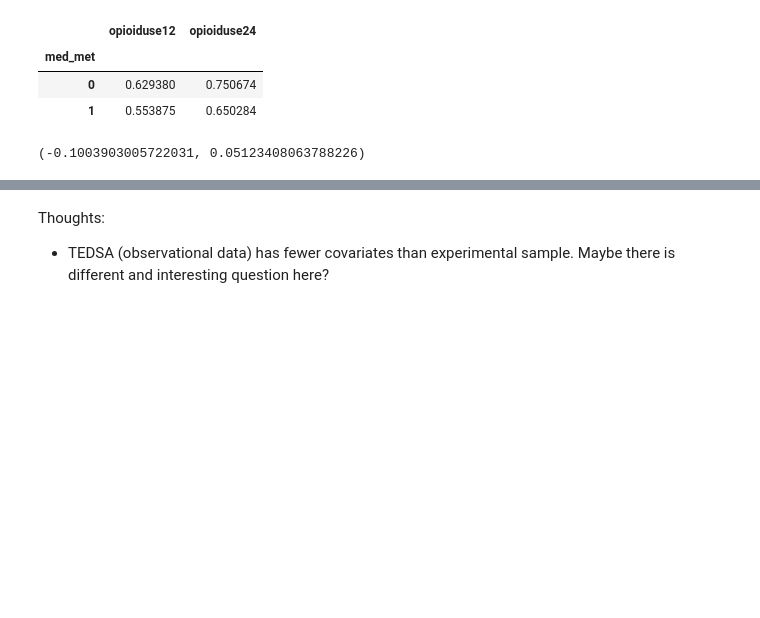
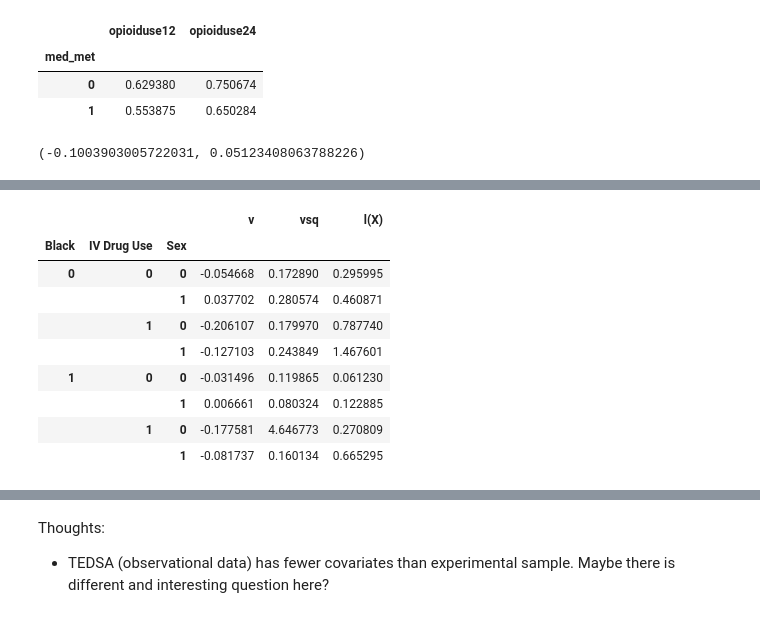
Before and after one commit to harsh-parikh/fuse, a Jupyter notebook: tedsa_analysis.ipynb, the cells around one changed output, grey strips where cells are left out. Drawn from its saved outputs; the diff is of its cells as text; code cells hidden in the pictures; blank space fills up the shorter version.

```diff
--- a/tedsa_analysis.ipynb
+++ b/tedsa_analysis.ipynb
@@ -136,7 +135,7 @@ print(
 # %% [output]
 (-0.1003903005722031, 0.05123408063788226)
 # %%
-df_primary = pd.concat([df_tedsa_cc, ct94_cc])
+df_primary = pd.concat([df_tedsa_cc.sample(frac=0.05), ct94_cc])
 
 df_ = df_primary.drop(columns=[outcome_cols[0]]).fillna(0)
 
@@ -149,7 +148,25 @@ Y = df_[outcome]  # outcome variable
 T = df_[treatment]  # indicator for the treatment
 
 data_dummy = pd.get_dummies(data, columns=["xrace", "mar"])
-data_dummy["edu_12y"] = (data_dummy["edu"] >= 2).astype(int)
+data_dummy["Education(12y)"] = (data_dummy["edu"] >= 2).astype(int)
 data_dummy.drop(columns=["edu", "mar_0"], inplace=True)
+data_dummy.rename(
+    columns={
+        "sex": "Sex",
+        "age": "Age",
+        "ivdrug": "IV Drug Use",
+        "bamphetamine30_base": "Hx Amphetamine",
+        "bbenzo30_base": "Hx Benzo",
+        "bcannabis30_base": "Hx Cannabis",
+        "xrace_1": "White",
+        "xrace_2": "Black",
+        "xrace_3": "Hispanic",
+        "xrace_4": "Other Race",
+        "mar_1": "Married",
+        "mar_2": "Divorced/Separated",
+        "mar_3": "Single",
+    },
+    inplace=True,
+)
 
 X = data_dummy.drop(columns=[outcome, treatment, sample])  # pre-treatment covariates
@@ -174,16 +215,12 @@ D_rash, D_forest, w_forest, rashomon_set, f, testing_data = learn.forest_opt(
     treatment=treatment,
     sample=sample,
     leaf_proba=1,
-    num_trees=3500,
-    vote_threshold=1 / 4,
-    top_k_trees=True,
-    k=50,
+    num_trees=3000,
+    vote_threshold=1 / 2,
+    # top_k_trees=True,
+    # k=50,
 )
 
 baseline_loss = np.sqrt(np.sum(D_forest["vsq"]) / ((D_forest.shape[0] ** 2)))
-optimized_loss_forest = np.sqrt(
-    np.sum(D_rash["vsq"] * D_rash["w_opt"]) / ((np.sum(D_rash["w_opt"])) ** 2)
-)
 print("Baseline Objective:%.4f" % (baseline_loss))
-print("Optimized Objective (Forest):%.4f" % (optimized_loss_forest))
 # %% [output]
@@ -223,0 +282,17 @@ plt.savefig("tedsa_ctn27_.pdf")
+# %%
+X.join(S).join(D_forest[["v", "vsq", "l(X)"]]).groupby(
+    by=["Black", "IV Drug Use", "Sex"]
+).mean()[
+    ["v", "vsq", "l(X)"]
+]  # .sort_values(by="l(X)", ascending=False)
+# %% [output]
+|  |  |  | v | vsq | l(X) |
+| Black | IV Drug Use | Sex |  |  |  |
+| 0 | 0 | 0 | -0.054668 | 0.172890 | 0.295995 |
+|  |  | 1 | 0.037702 | 0.280574 | 0.460871 |
+|  | 1 | 0 | -0.206107 | 0.179970 | 0.787740 |
+|  |  | 1 | -0.127103 | 0.243849 | 1.467601 |
+| 1 | 0 | 0 | -0.031496 | 0.119865 | 0.061230 |
+|  |  | 1 | 0.006661 | 0.080324 | 0.122885 |
+|  | 1 | 0 | -0.177581 | 4.646773 | 0.270809 |
+|  |  | 1 | -0.081737 | 0.160134 | 0.665295 |
```
Also changed, not shown: parts of 19 cells of this notebook, 3 other files.
